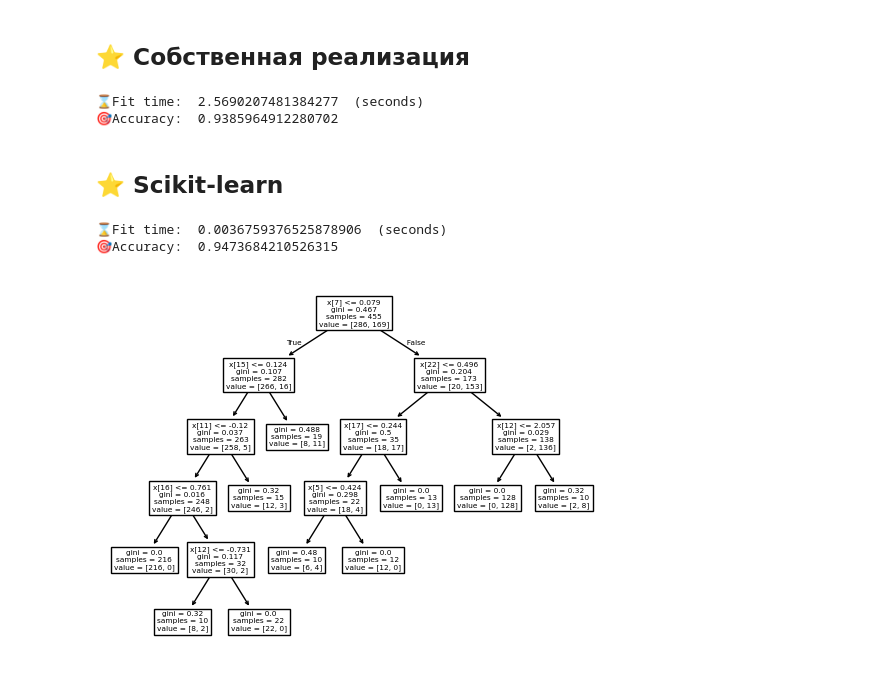
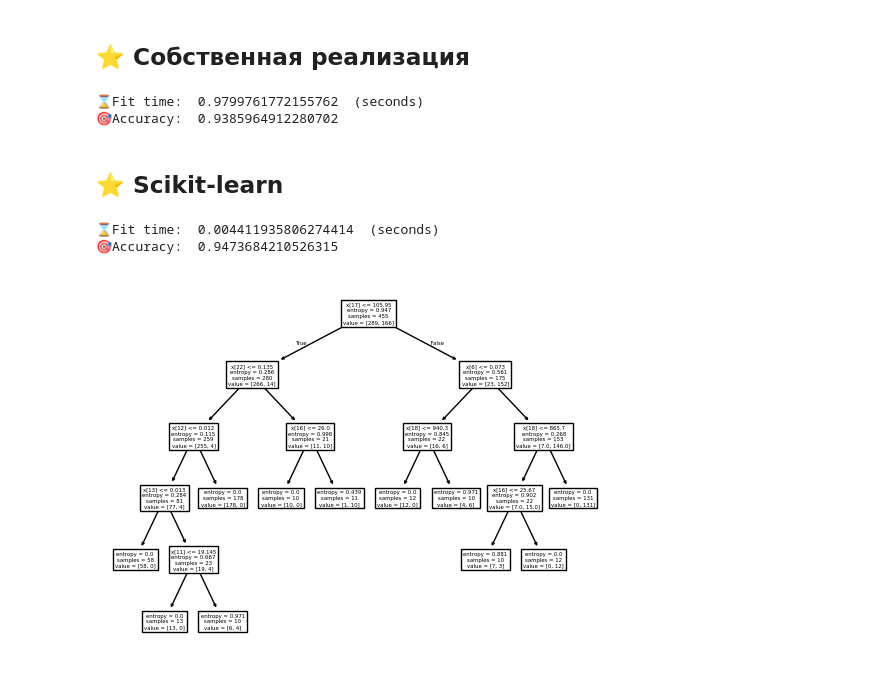
Before and after one commit to Romashka8/UpliftNinja, a Jupyter notebook: tree_benchmarks.ipynb, the cells around one changed output. Cells and saved outputs as stored; diff of their text form; code cells hidden in the pictures.

```diff
--- a/tree_benchmarks.ipynb
+++ b/tree_benchmarks.ipynb
@@ -38,46 +39,38 @@ X_train, X_test, y_train, y_test = train_test_split(X, y, random_state=42, test_
 # %% [markdown]
 ## ⭐ Собственная реализация
-# %%
-my_tree = tree_my(min_samples=10,
-                  max_depth=5
-                 )
-
-my_pipe = Pipeline([
-    ('scaler', StandardScaler()),
-    ('tree-classifier', my_tree)
-])
-
-start_time = time()
-my_pipe.fit(X_train, y_train)
-end_time = time()
-pred = my_pipe.predict(X_test)
-print('⌛Fit time: ', end_time - start_time, ' (seconds)')
-print('🎯Accuracy: ', accuracy_score(y_test, pred))
-# %% [output]
-⌛Fit time:  2.5690207481384277  (seconds)
-🎯Accuracy:  0.9385964912280702
+# %%
+
+my_tree = tree_my(min_samples=10,
+                  max_depth=5
+                 )
+
+start_time = time()
+my_tree.fit(X_train, y_train)
+end_time = time()
+pred = my_tree.predict(X_test)
+print('⌛Fit time: ', end_time - start_time, ' (seconds)')
+print('🎯Accuracy: ', accuracy_score(y_test, pred))
+# %% [output]
+⌛Fit time:  0.9799761772155762  (seconds)
+🎯Accuracy:  0.9385964912280702
 # %% [markdown]
 ## ⭐ Scikit-learn
 # %%
 sk_tree = tree_sk(min_samples_leaf=10,
-                  max_depth=5
+                  max_depth=5,
+                  criterion='entropy'
                  )
 
-sk_pipe = Pipeline([
-    ('scaler', StandardScaler()),
-    ('tree-classifier', sk_tree)
-])
-
 start_time = time()
-sk_pipe.fit(X_train, y_train)
+sk_tree.fit(X_train, y_train)
 end_time = time()
-pred = sk_pipe.predict(X_test)
+pred = sk_tree.predict(X_test)
 print('⌛Fit time: ', end_time - start_time, ' (seconds)')
 print('🎯Accuracy: ', accuracy_score(y_test, pred))
 # %% [output]
-⌛Fit time:  0.0036759376525878906  (seconds)
+⌛Fit time:  0.004411935806274414  (seconds)
 🎯Accuracy:  0.9473684210526315
 # %%
-dt_plt = plot_tree(sk_pipe.named_steps['tree-classifier'])
+dt_plt = plot_tree(sk_tree)
 # %% [output]
-[figure, old version]
+[figure, new version]
```
Also changed, not shown: parts of 3 cells of this notebook.
